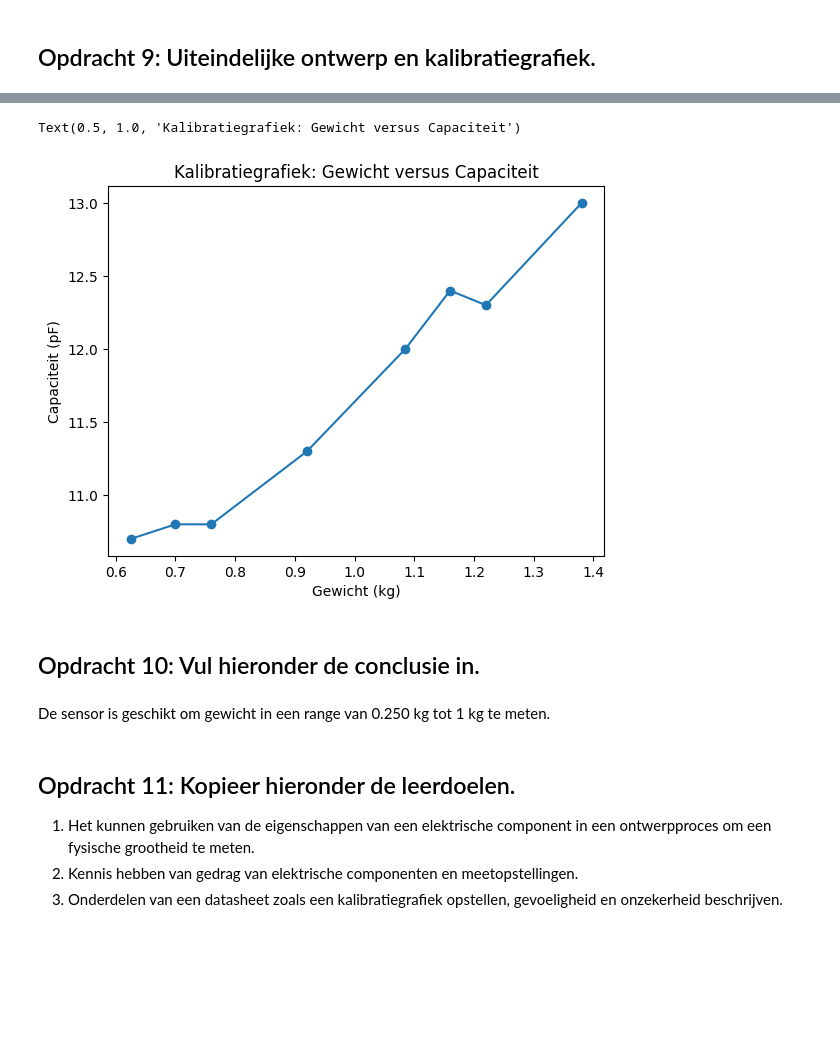
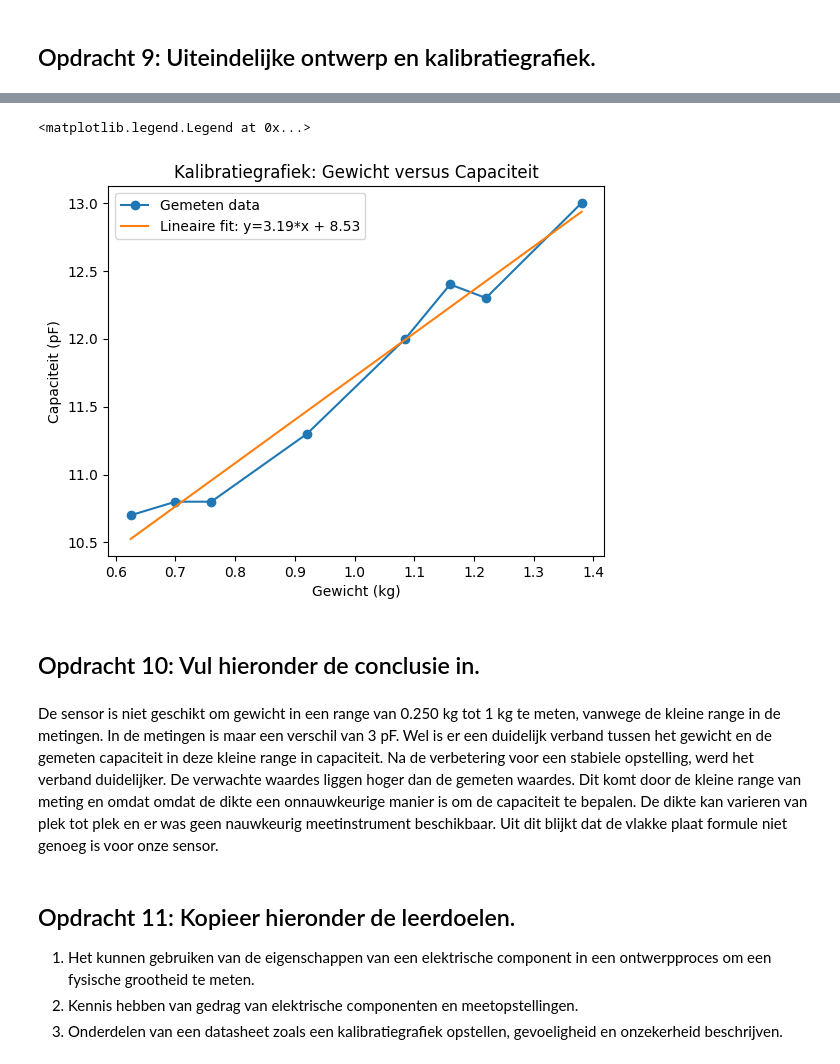
Before and after one commit to Nina925/opdrachten-DEF-D, a Jupyter notebook: FysiekeOntwerpopdrachten/2OntwerpEenSensorCondensator/DEFOntwerpopdracht2OntwerpEenSensorInvulTemplate.ipynb, the cells around one changed output, grey strips where cells are left out. Saved outputs shown, nothing was run; the diff lists cells and outputs as text; code cells hidden in the pictures; blank space fills up the shorter version.

```diff
--- a/FysiekeOntwerpopdrachten/2OntwerpEenSensorCondensator/DEFOntwerpopdracht2OntwerpEenSensorInvulTemplate.ipynb
+++ b/FysiekeOntwerpopdrachten/2OntwerpEenSensorCondensator/DEFOntwerpopdracht2OntwerpEenSensorInvulTemplate.ipynb
@@ -157,27 +162,32 @@ Meer tape voor stabieltijd
 # %%
 # Plot hier je oorspronkelijke en je uiteindelijke kalibratiegrafieken, fit daar een bijpassende lijn door
 # en zet ook de verwachte ontwerpgrafiek erbij
 
 gewicht2 = np.array([920.3,1380.3,760,1220,700,1160,625,1085])*1e-3
 capaciteit2 = np.array([11.3,13,10.8,12.3,10.8,12.4,10.7,12.0])
 
 #sorteren
 sort_index = np.argsort(gewicht2)
 gewicht2_sorted = gewicht2[sort_index]
 capaciteit2_sorted = capaciteit2[sort_index]
 
+coeffs2 = np.polyfit(gewicht2_sorted, capaciteit2_sorted, 1)
+fit_line2 = np.polyval(coeffs2, gewicht2_sorted)
+
 #plotten
 plt.plot(gewicht2_sorted, capaciteit2_sorted, marker='o', linestyle='-', label='Gemeten data')
+plt.plot(gewicht2_sorted, fit_line2, '-', label=f'Lineaire fit: y={coeffs2[0]:.2f}*x + {coeffs2[1]:.2f}')
 plt.xlabel('Gewicht (kg)')
 plt.ylabel('Capaciteit (pF)')
 plt.title('Kalibratiegrafiek: Gewicht versus Capaciteit')
+plt.legend()
 # %% [output]
-Text(0.5, 1.0, 'Kalibratiegrafiek: Gewicht versus Capaciteit')
+<matplotlib.legend.Legend at 0x...>
-[figure, old version]
+[figure, new version]
 # %% [markdown]
 ## Opdracht 10: Vul hieronder de conclusie in.
-# %% [markdown]
-De sensor is geschikt om gewicht in een range van 0.250 kg tot 1 kg te meten.
+# %% [markdown]
+De sensor is niet geschikt om gewicht in een range van 0.250 kg tot 1 kg te meten, vanwege de kleine range in de metingen. In de metingen is maar een verschil van 3 pF. Wel is er een duidelijk verband tussen het gewicht en de gemeten capaciteit in deze kleine range in capaciteit. Na de verbetering voor een stabiele opstelling, werd het verband duidelijker. De verwachte waardes liggen hoger dan de gemeten waardes. Dit komt door de kleine range van meting en omdat omdat de dikte een onnauwkeurige manier is om de capaciteit te bepalen. De dikte kan varieren van plek tot plek en er was geen nauwkeurig meetinstrument beschikbaar. Uit dit blijkt dat de vlakke plaat formule niet genoeg is voor onze sensor.
 # %% [markdown]
 ## Opdracht 11: Kopieer hieronder de leerdoelen.
 1. Het kunnen gebruiken van de eigenschappen van een elektrische component in een ontwerpproces om een fysische grootheid te meten.
```
Also changed, not shown: parts of 6 cells of this notebook.
